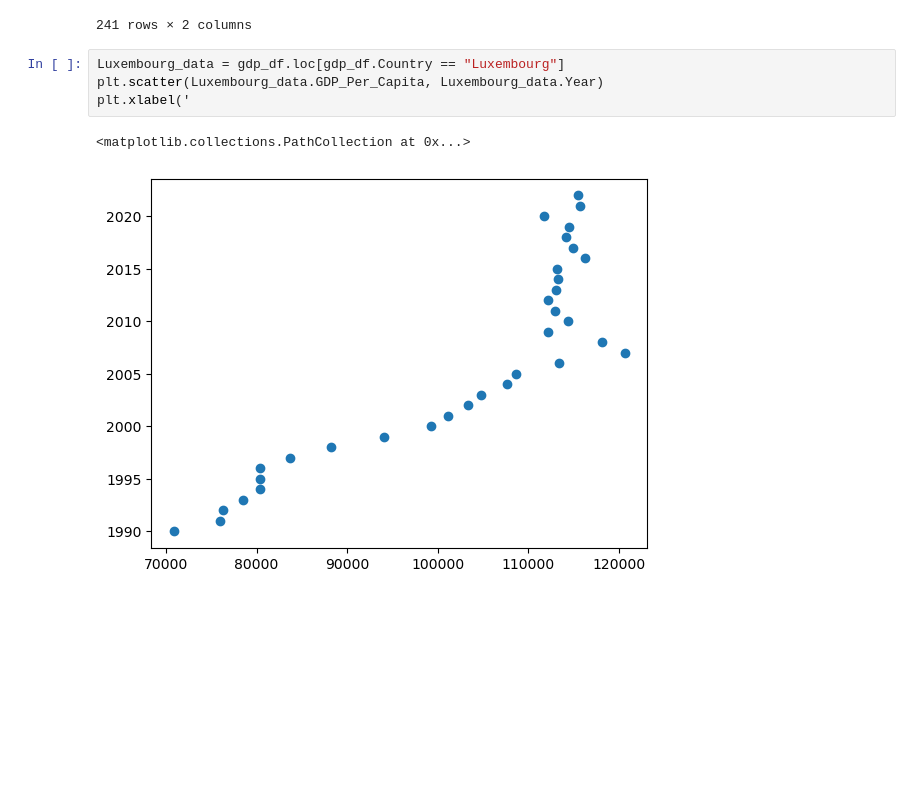
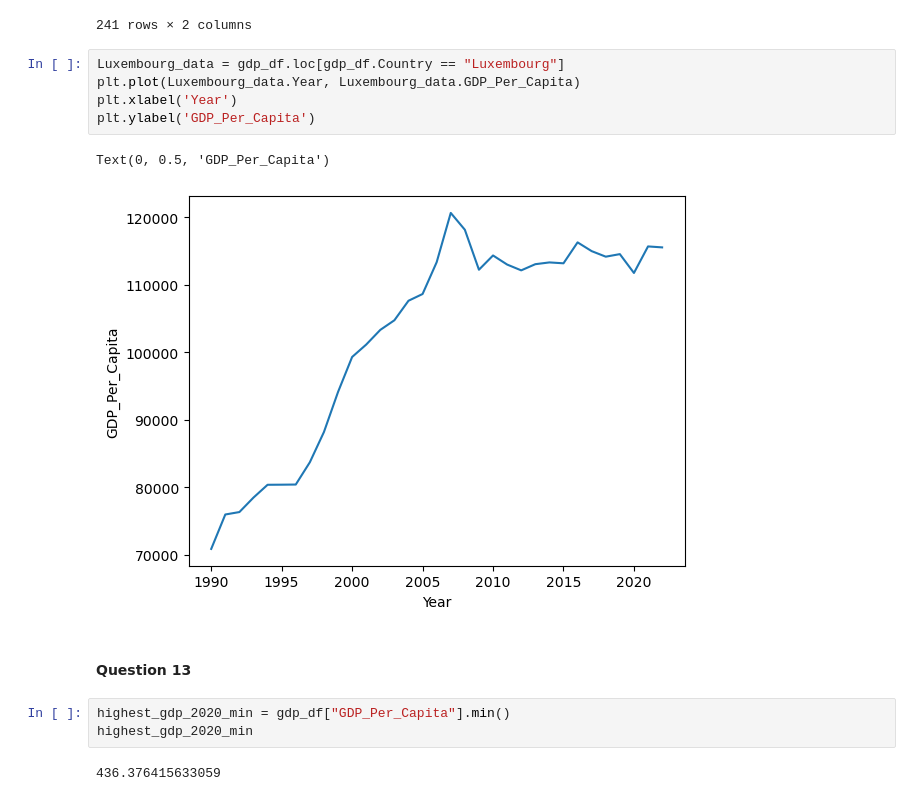
Before and after one commit to NSS-Data-Analytics-Cohort-11/undata-barbsjean, a Jupyter notebook: notebook/UN_data_analysis_DA11.ipynb, the cells around one changed output. Saved outputs shown, nothing was run; the diff lists cells and outputs as text; blank space fills up the shorter version.

Commit message:
on question 21

```diff
--- a/notebook/UN_data_analysis_DA11.ipynb
+++ b/notebook/UN_data_analysis_DA11.ipynb
@@ -200,10 +200,18 @@ highest_gdp_2020_country
 | 94910.101431 | Singapore | 2020 |
 | 111751.314751 | Luxembourg | 2020 |
 241 rows × 2 columns
-# %%
-Luxembourg_data = gdp_df.loc[gdp_df.Country == "Luxembourg"]
-plt.scatter(Luxembourg_data.GDP_Per_Capita, Luxembourg_data.Year)
-plt.xlabel('
-# %% [output]
-<matplotlib.collections.PathCollection at 0x...>
-[figure, removed]
+# %%
+Luxembourg_data = gdp_df.loc[gdp_df.Country == "Luxembourg"]
+plt.plot(Luxembourg_data.Year, Luxembourg_data.GDP_Per_Capita)
+plt.xlabel('Year')
+plt.ylabel('GDP_Per_Capita')
+# %% [output]
+Text(0, 0.5, 'GDP_Per_Capita')
+[figure, added]
+# %% [markdown]
+#### Question 13
+# %%
+highest_gdp_2020_min = gdp_df["GDP_Per_Capita"].min()
+highest_gdp_2020_min
+# %% [output]
+436.376415633059
```
Also changed, not shown: parts of 31 cells of this notebook.
